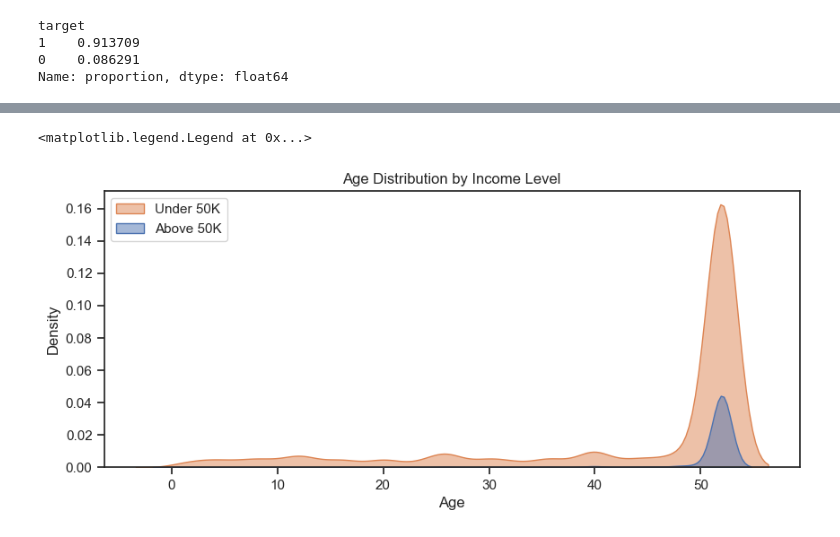
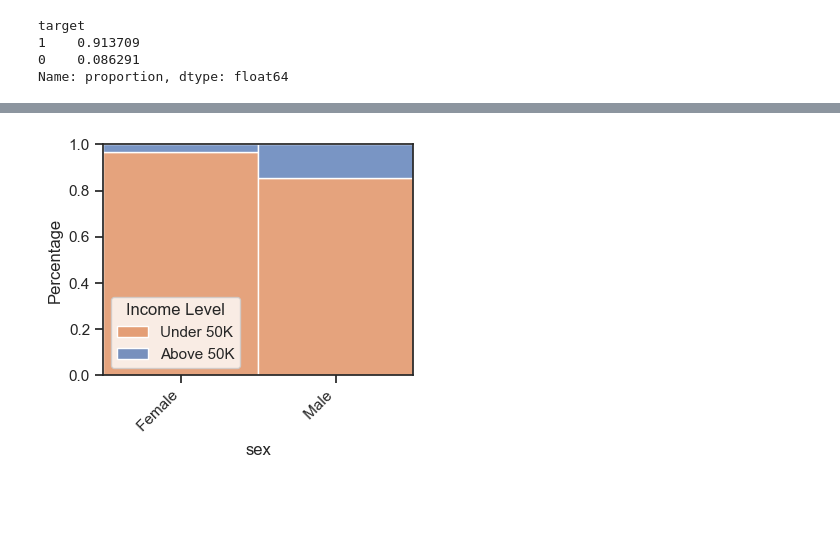
Before and after one commit to Asgharzade/dku_practice, a Jupyter notebook: Explore-Graph.ipynb, the cells around one changed output, grey strips where cells are left out. Cells and saved outputs as stored; diff of their text form; code cells hidden in the pictures; blank space fills up the shorter version.

```diff
--- a/Explore-Graph.ipynb
+++ b/Explore-Graph.ipynb
@@ -190,13 +41,0 @@ plt.legend(labels=['Under 50K', 'Above 50K'], title='Income Level')
-# %%
-
-
-sns.set_theme(style="ticks")  # Set the theme
-plt.figure(figsize=(10, 4))
-sns.kdeplot(data=df[df['weeks_worked_in_year'] > 0], x='weeks_worked_in_year', hue='target', fill=True, alpha=0.5)
-plt.title('Age Distribution by Income Level')
-plt.xlabel('Age')
-plt.ylabel('Density')
-plt.legend(labels=['Under 50K', 'Above 50K'])
-# %% [output]
-<matplotlib.legend.Legend at 0x...>
-[figure, removed]
@@ -202,0 +109,6 @@ plt.legend(labels=['Under 50K', 'Above 50K'])
+# %%
+plot_sorted_distribution(df=df,
+                         x= 'sex',
+                         hue= 'target')
+# %% [output]
+[figure, added]
```
Also changed, not shown: parts of 36 cells of this notebook, 39 other files.
